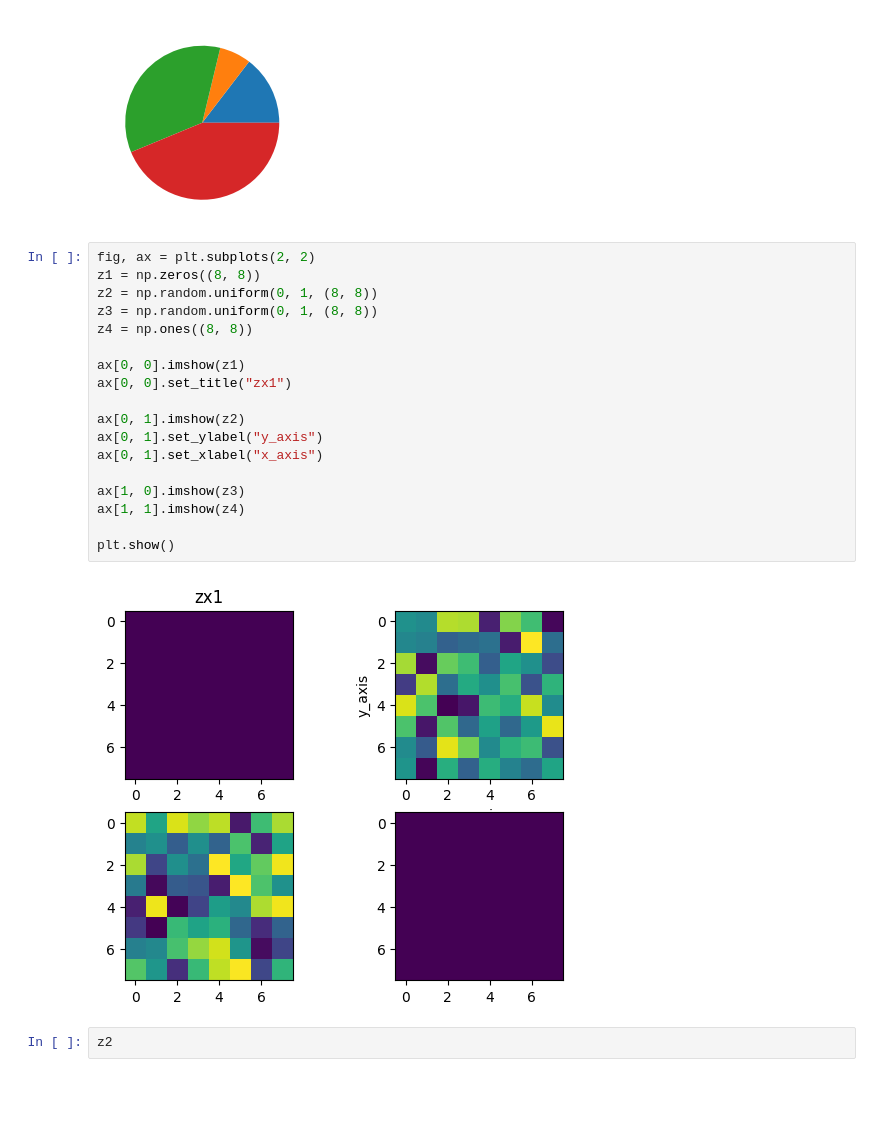
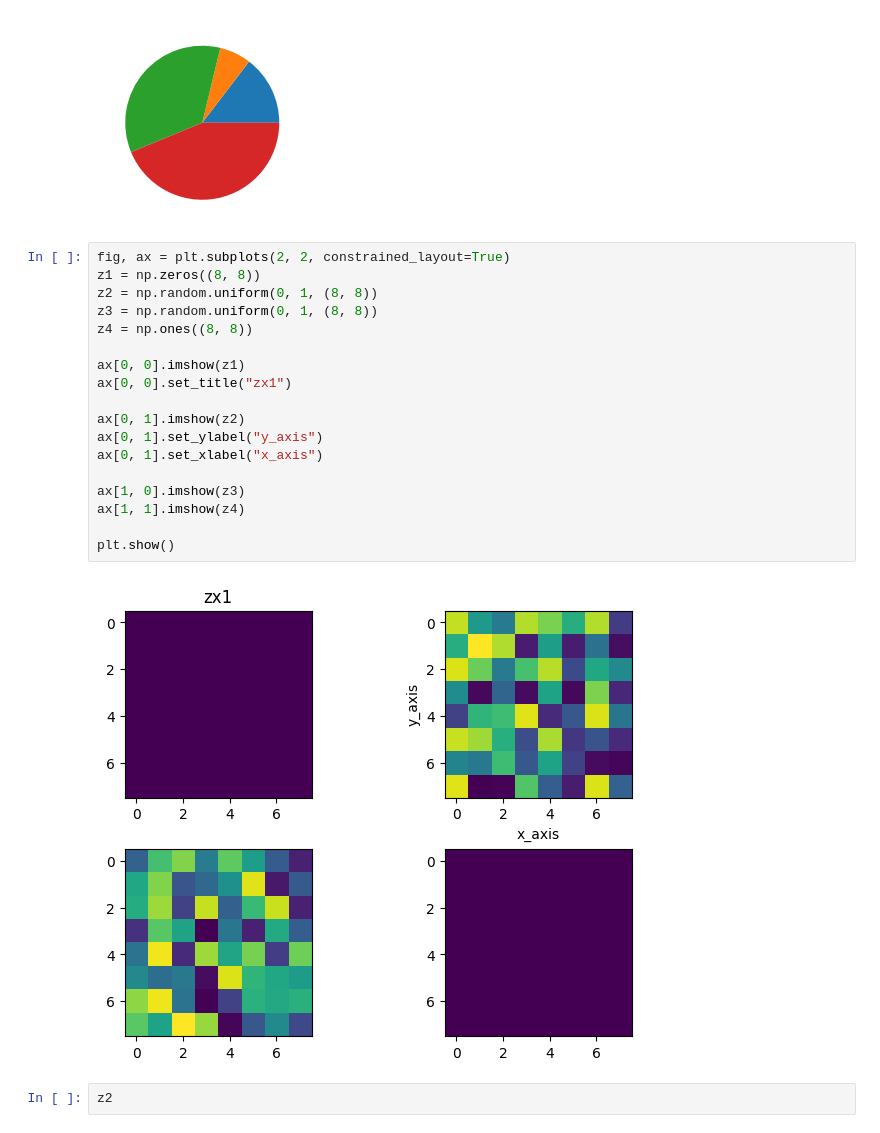
Before and after one commit to Savith-02/notebooks, a Jupyter notebook: matplotlib_plots.ipynb, the cells around one changed output. Drawn from its saved outputs; the diff is of its cells as text; blank space fills up the shorter version.

```diff
--- a/matplotlib_plots.ipynb
+++ b/matplotlib_plots.ipynb
@@ -104,25 +104,25 @@ plt.show()
 # %% [output]
 [figure]
 # %%
-fig, ax = plt.subplots(2, 2)
+fig, ax = plt.subplots(2, 2, constrained_layout=True)
 z1 = np.zeros((8, 8))
 z2 = np.random.uniform(0, 1, (8, 8))
 z3 = np.random.uniform(0, 1, (8, 8))
 z4 = np.ones((8, 8))
 
 ax[0, 0].imshow(z1)
 ax[0, 0].set_title("zx1")
 
 ax[0, 1].imshow(z2)
 ax[0, 1].set_ylabel("y_axis")
 ax[0, 1].set_xlabel("x_axis")
 
 ax[1, 0].imshow(z3)
 ax[1, 1].imshow(z4)
 
 plt.show()
 # %% [output]
-[figure, old version]
+[figure, new version]
 # %%
 z2
 # %% [output]
```
Also changed, not shown: parts of 5 cells of this notebook.
